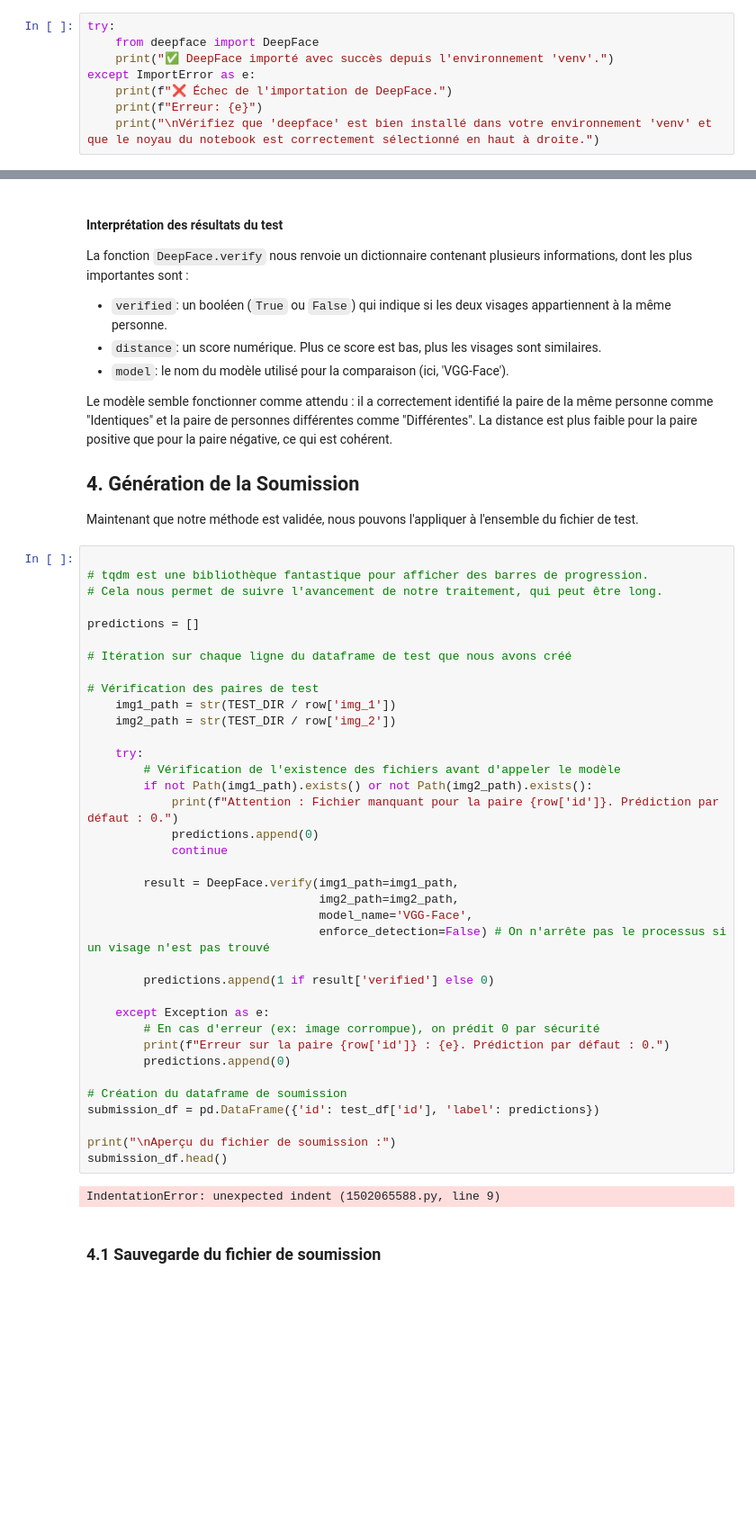
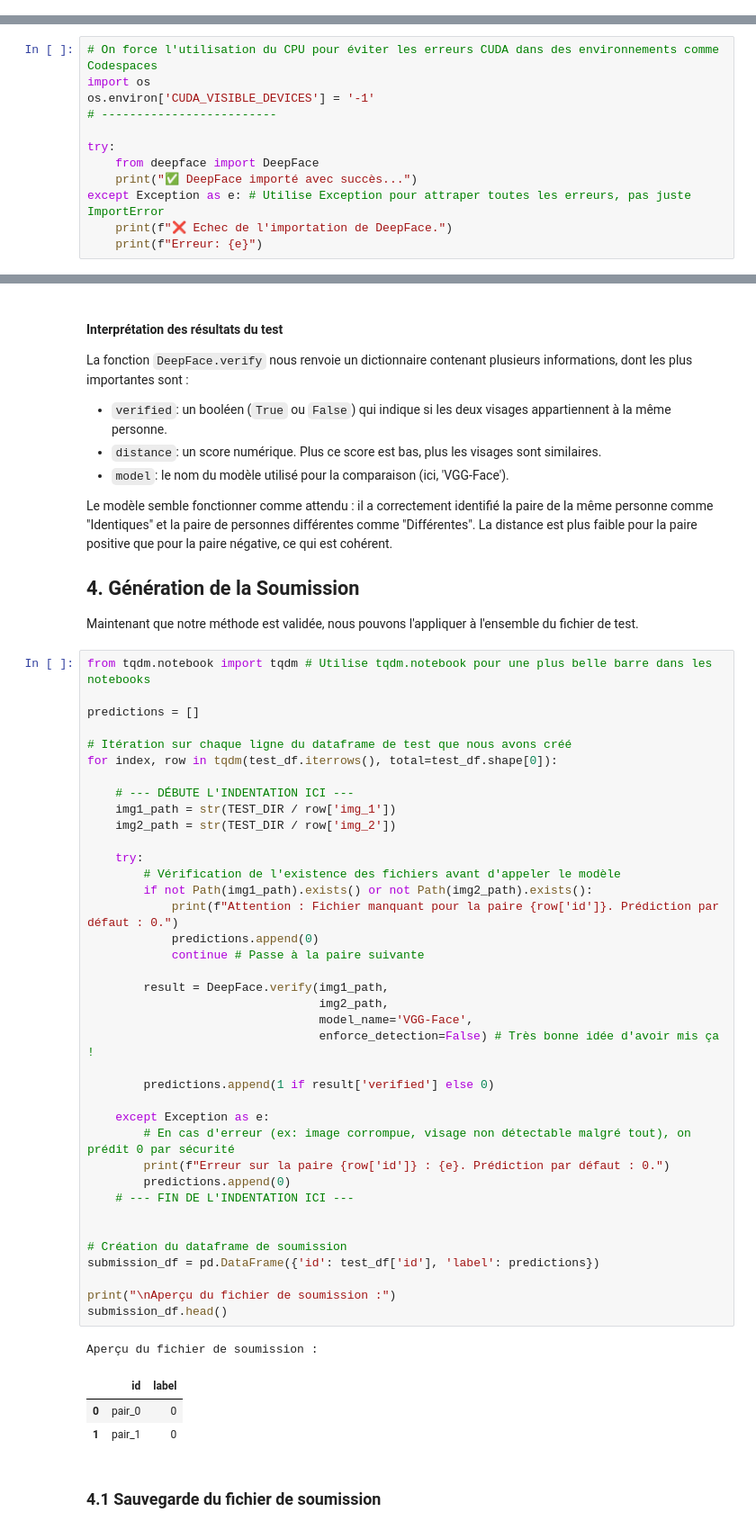
Before and after one commit to manfoya/anip-facial-ocr-challenge, a Jupyter notebook: notebooks/1_facial_recognition.ipynb, the cells around one changed output, grey strips where cells are left out. Shown at 90% size. Saved outputs shown, nothing was run; the diff lists cells and outputs as text; blank space fills up the shorter version.

```diff
--- a/notebooks/1_facial_recognition.ipynb
+++ b/notebooks/1_facial_recognition.ipynb
@@ -194,11 +194,3 @@ Fort de notre analyse exploratoire, nous choisissons d'utiliser la bibliothèque
 -   Elle gère automatiquement le pré-traitement des images (détection de visage, alignement, normalisation).
 
 ### 3.1 Installation et Importation
-# %%
-try:
-    from deepface import DeepFace
-    print("✅ DeepFace importé avec succès depuis l'environnement 'venv'.")
-except ImportError as e:
-    print(f"❌ Échec de l'importation de DeepFace.")
-    print(f"Erreur: {e}")
-    print("\nVérifiez que 'deepface' est bien installé dans votre environnement 'venv' et que le noyau du notebook est correctement sélectionné en haut à droite.")
@@ -210,0 +197,12 @@ To enable the following instructions: AVX2 FMA, in other operations, rebuild Ten
+# %%
+# On force l'utilisation du CPU pour éviter les erreurs CUDA dans des environnements comme Codespaces
+import os
+os.environ['CUDA_VISIBLE_DEVICES'] = '-1'
+# -------------------------
+
+try:
+    from deepface import DeepFace
+    print("✅ DeepFace importé avec succès...")
+except Exception as e: # Utilise Exception pour attraper toutes les erreurs, pas juste ImportError
+    print(f"❌ Echec de l'importation de DeepFace.")
+    print(f"Erreur: {e}")
@@ -284,44 +290,48 @@ Le modèle semble fonctionner comme attendu : il a correctement identifié la pa
 
 Maintenant que notre méthode est validée, nous pouvons l'appliquer à l'ensemble du fichier de test.
 # %%
-
-# tqdm est une bibliothèque fantastique pour afficher des barres de progression.
-# Cela nous permet de suivre l'avancement de notre traitement, qui peut être long.
+from tqdm.notebook import tqdm # Utilise tqdm.notebook pour une plus belle barre dans les notebooks
 
 predictions = []
 
 # Itération sur chaque ligne du dataframe de test que nous avons créé
+for index, row in tqdm(test_df.iterrows(), total=test_df.shape[0]):
 
-# Vérification des paires de test
+    # --- DÉBUTE L'INDENTATION ICI ---
     img1_path = str(TEST_DIR / row['img_1'])
     img2_path = str(TEST_DIR / row['img_2'])
 
     try:
         # Vérification de l'existence des fichiers avant d'appeler le modèle
         if not Path(img1_path).exists() or not Path(img2_path).exists():
             print(f"Attention : Fichier manquant pour la paire {row['id']}. Prédiction par défaut : 0.")
             predictions.append(0)
-            continue
+            continue # Passe à la paire suivante
 
-        result = DeepFace.verify(img1_path=img1_path,
-                                 img2_path=img2_path,
+        result = DeepFace.verify(img1_path,
+                                 img2_path,
                                  model_name='VGG-Face',
-                                 enforce_detection=False) # On n'arrête pas le processus si un visage n'est pas trouvé
+                                 enforce_detection=False) # Très bonne idée d'avoir mis ça !
 
         predictions.append(1 if result['verified'] else 0)
 
     except Exception as e:
-        # En cas d'erreur (ex: image corrompue), on prédit 0 par sécurité
+        # En cas d'erreur (ex: image corrompue, visage non détectable malgré tout), on prédit 0 par sécurité
         print(f"Erreur sur la paire {row['id']} : {e}. Prédiction par défaut : 0.")
         predictions.append(0)
+    # --- FIN DE L'INDENTATION ICI ---
+
 
 # Création du dataframe de soumission
 submission_df = pd.DataFrame({'id': test_df['id'], 'label': predictions})
 
 print("\nAperçu du fichier de soumission :")
 submission_df.head()
 # %% [output]
-IndentationError: unexpected indent (1502065588.py, line 9)
+Aperçu du fichier de soumission :
+|  | id | label |
+| 0 | pair_0 | 0 |
+| 1 | pair_1 | 0 |
 # %% [markdown]
 ### 4.1 Sauvegarde du fichier de soumission
 # %%
```
Also changed, not shown: parts of 17 cells of this notebook.
